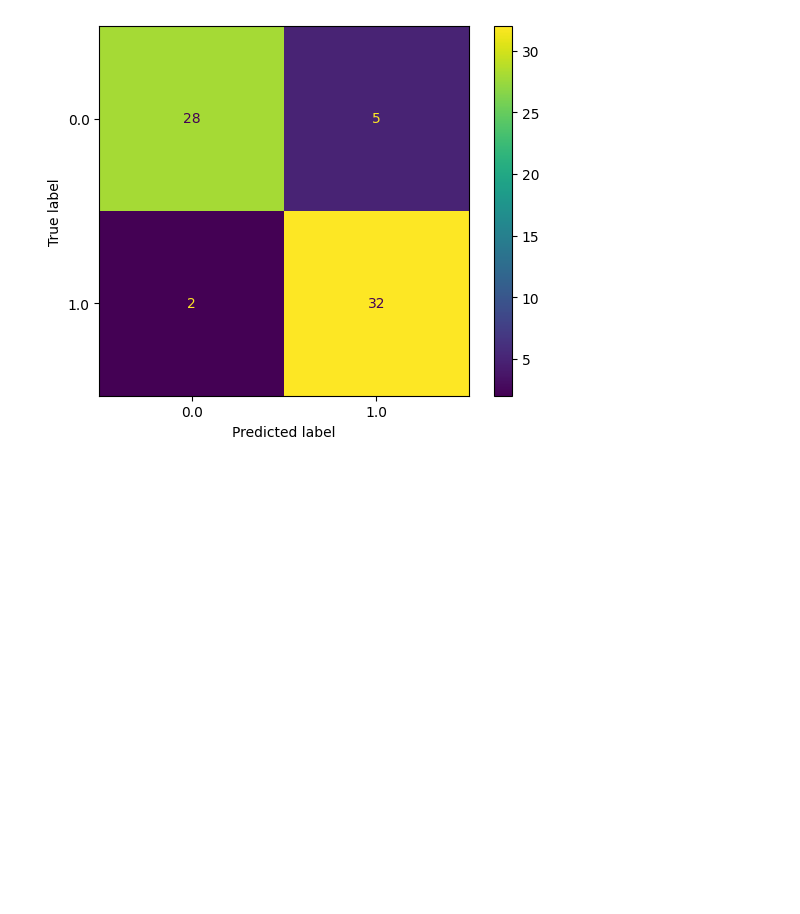
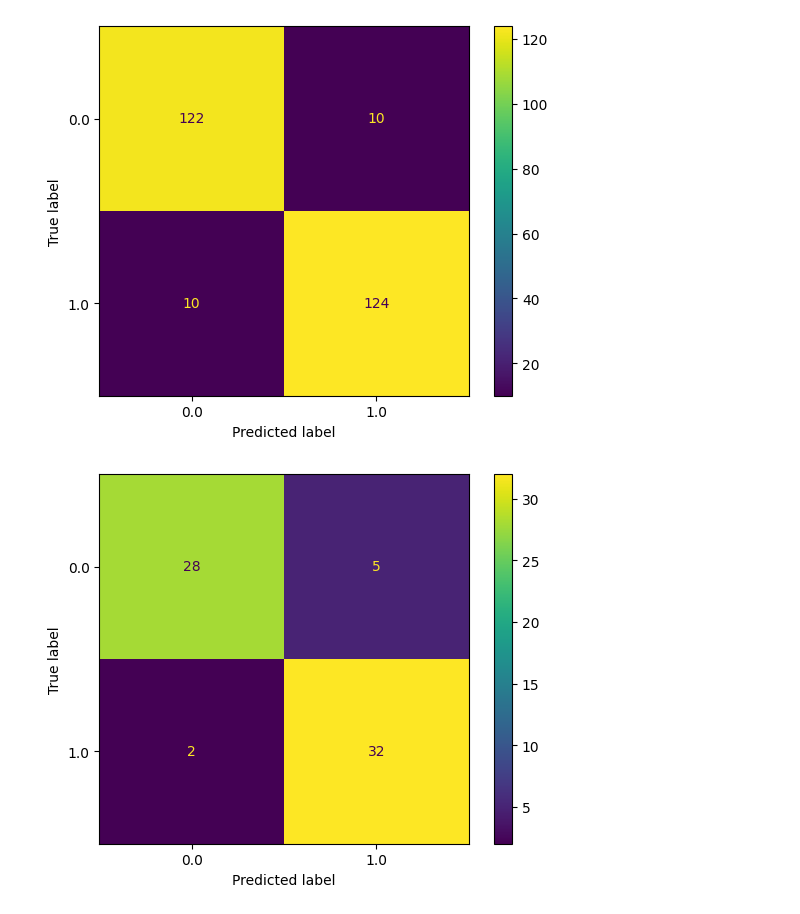
Before and after one commit to MikhailKuklin/mlflow_tracking_example, a Jupyter notebook: notebooks/exp_mlflow_server_custom.ipynb, the cells around one changed output. Saved outputs shown, nothing was run; the diff lists cells and outputs as text; code cells hidden in the pictures; blank space fills up the shorter version.

```diff
--- a/notebooks/exp_mlflow_server_custom.ipynb
+++ b/notebooks/exp_mlflow_server_custom.ipynb
@@ -78,32 +83,52 @@ def predict_prob(model, X_val):
       return y_pred
+# %%
+def get_metrics_train(y_true, y_pred, y_pred_proba):
+      from sklearn.metrics import accuracy_score,precision_score,recall_score, f1_score, log_loss
+      acc = accuracy_score(y_true, y_pred)
+      prec = precision_score(y_true, y_pred)
+      recall = recall_score(y_true, y_pred)
+      f1_s= f1_score(y_true, y_pred)
+
+      return {'train-accuracy': acc, 'train-precision': prec, 'train-recall': recall, 'train-f1-score': f1_s}
 # %%
-def get_metrics(y_true, y_pred, y_pred_proba):
+def get_metrics_val(y_true, y_pred, y_pred_proba):
       from sklearn.metrics import accuracy_score,precision_score,recall_score, f1_score, log_loss
       acc = accuracy_score(y_true, y_pred)
       prec = precision_score(y_true, y_pred)
       recall = recall_score(y_true, y_pred)
       f1_s= f1_score(y_true, y_pred)
-      entropy = log_loss(y_true, y_pred_proba)
 
-      return {'val-accuracy': acc, 'val-precision': prec, 'val-recall': recall, 'val-f1-score': f1_s,  'val-entropy': entropy}
+      return {'val-accuracy': acc, 'val-precision': prec, 'val-recall': recall, 'val-f1-score': f1_s}
 # %%
-def get_confusion_matrix(clf, X_val, y_val):
+def get_confusion_matrix(clf, X_val, y_val, name):
       plot_confusion_matrix(clf, X_val, y_val)
-      plt.savefig('confusion_matrix.png')
+      plt.savefig(name)
 # %%
-mlflow.set_experiment('penguins_log_reg_v6')
+mlflow.set_experiment('penguins_log_reg_v9')
 
 model =  train_log_reg(X_train, y_train, 0.01)
+
+# training set
+y_pred_train = predict(model, X_train)
+y_pred_proba_train = predict_prob(model, X_train)
+metrics_train = get_metrics_train(y_train, y_pred_train, y_pred_proba_train)
+confusion_matric_artifact = get_confusion_matrix(model, X_train, y_train, 'confusion_matrix_train.png')
+
+# validation set
 y_pred = predict(model, X_val)
 y_pred_proba = predict_prob(model, X_val)
-metrics_run = get_metrics(y_val, y_pred, y_pred_proba)
-confusion_matric_artifact = get_confusion_matrix(model, X_val, y_val)
+metrics_val = get_metrics_val(y_val, y_pred, y_pred_proba)
+confusion_matric_artifact = get_confusion_matrix(model, X_val, y_val, 'confusion_matrix_val.png')
 
 with mlflow.start_run():
-      for metric in metrics_run:
-            mlflow.log_metric(metric, metrics_run[metric])
+
+      for metric in metrics_train:
+            mlflow.log_metric(metric, metrics_train[metric])
+
+      for metric in metrics_val:
+            mlflow.log_metric(metric, metrics_val[metric])
 
       mlflow.log_artifact('confusion_matrix.png' ,'confusion_matrix')
       mlflow.log_param("Regularization", 0.01)
-      mlflow.set_tag("Dataset", "validation")
+      #mlflow.set_tag("Dataset", "validation")
 # %% [output]
@@ -112 +136,2 @@ with mlflow.start_run():
-[figure, old version]
+[figure, new version]
+[figure, added]
```
Also changed, not shown: parts of 4 cells of this notebook.
